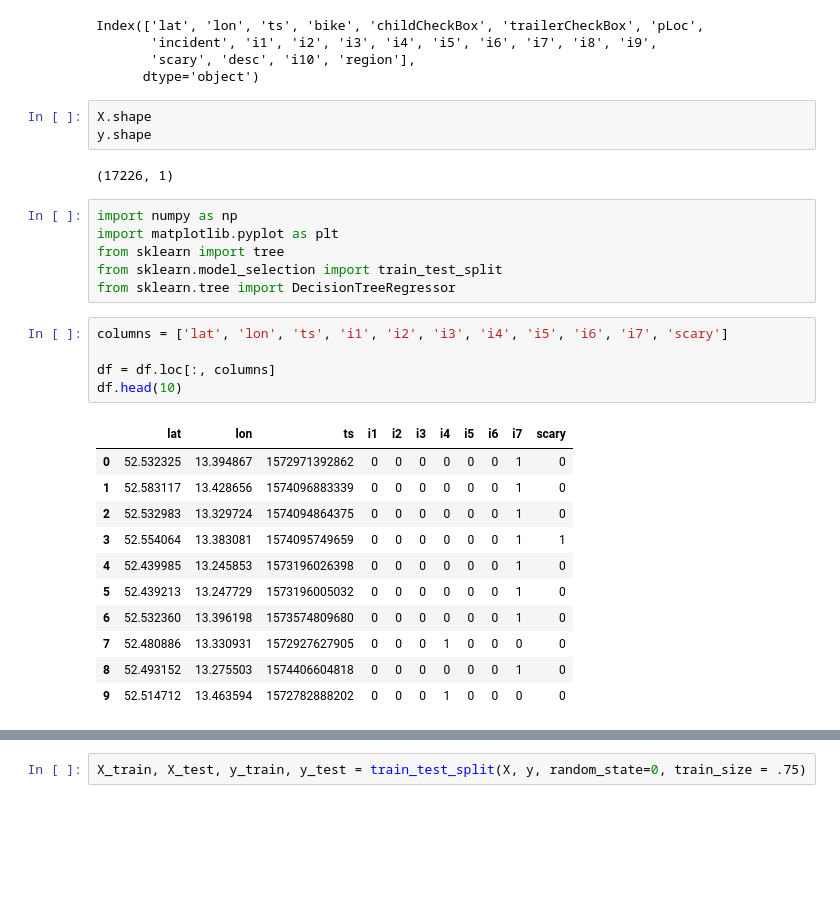
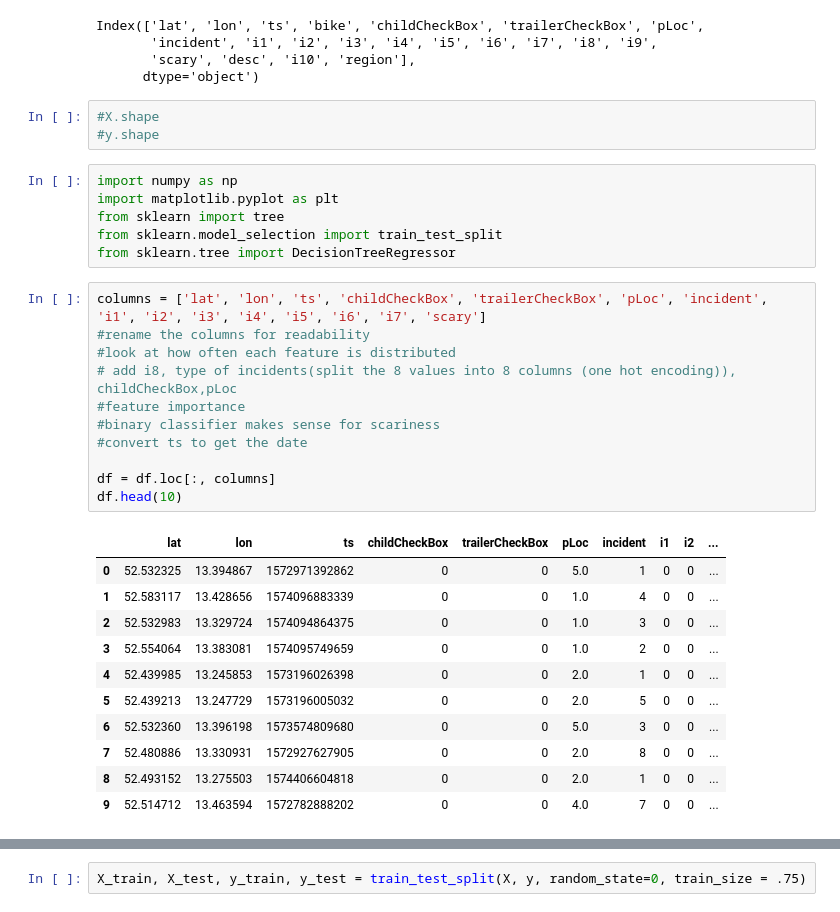
Before and after one commit to Piriyangah/IKT_Fahrradunfaelle, a Jupyter notebook: Mtest/test.ipynb, the cells around one changed output, grey strips where cells are left out. Saved outputs shown, nothing was run; the diff lists cells and outputs as text; blank space fills up the shorter version.

```diff
--- a/Mtest/test.ipynb
+++ b/Mtest/test.ipynb
@@ -31,10 +31,8 @@ Index(['lat', 'lon', 'ts', 'bike', 'childCheckBox', 'trailerCheckBox', 'pLoc',
        'scary', 'desc', 'i10', 'region'],
       dtype='object')
 # %%
-X.shape
-y.shape
+#X.shape
+#y.shape
-# %% [output]
-(17226, 1)
 # %%
 import numpy as np
 import matplotlib.pyplot as plt
@@ -42,20 +40,26 @@ from sklearn import tree
 from sklearn.model_selection import train_test_split
 from sklearn.tree import DecisionTreeRegressor
 # %%
-columns = ['lat', 'lon', 'ts', 'i1', 'i2', 'i3', 'i4', 'i5', 'i6', 'i7', 'scary']
+columns = ['lat', 'lon', 'ts', 'childCheckBox', 'trailerCheckBox', 'pLoc', 'incident', 'i1', 'i2', 'i3', 'i4', 'i5', 'i6', 'i7', 'scary']
+#rename the columns for readability
+#look at how often each feature is distributed
+# add i8, type of incidents(split the 8 values into 8 columns (one hot encoding)), childCheckBox,pLoc
+#feature importance
+#binary classifier makes sense for scariness
+#convert ts to get the date
 
 df = df.loc[:, columns]
 df.head(10)
 # %% [output]
-|  | lat | lon | ts | i1 | i2 | i3 | i4 | i5 | i6 | i7 | scary |
-| 0 | 52.532325 | 13.394867 | 1572971392862 | 0 | 0 | 0 | 0 | 0 | 0 | 1 | 0 |
-| 1 | 52.583117 | 13.428656 | 1574096883339 | 0 | 0 | 0 | 0 | 0 | 0 | 1 | 0 |
-| 2 | 52.532983 | 13.329724 | 1574094864375 | 0 | 0 | 0 | 0 | 0 | 0 | 1 | 0 |
-| 3 | 52.554064 | 13.383081 | 1574095749659 | 0 | 0 | 0 | 0 | 0 | 0 | 1 | 1 |
-| 4 | 52.439985 | 13.245853 | 1573196026398 | 0 | 0 | 0 | 0 | 0 | 0 | 1 | 0 |
-| 5 | 52.439213 | 13.247729 | 1573196005032 | 0 | 0 | 0 | 0 | 0 | 0 | 1 | 0 |
-| 6 | 52.532360 | 13.396198 | 1573574809680 | 0 | 0 | 0 | 0 | 0 | 0 | 1 | 0 |
-| 7 | 52.480886 | 13.330931 | 1572927627905 | 0 | 0 | 0 | 1 | 0 | 0 | 0 | 0 |
-| 8 | 52.493152 | 13.275503 | 1574406604818 | 0 | 0 | 0 | 0 | 0 | 0 | 1 | 0 |
-| 9 | 52.514712 | 13.463594 | 1572782888202 | 0 | 0 | 0 | 1 | 0 | 0 | 0 | 0 |
+|  | lat | lon | ts | childCheckBox | trailerCheckBox | pLoc | incident | i1 | i2 | ... |
+| 0 | 52.532325 | 13.394867 | 1572971392862 | 0 | 0 | 5.0 | 1 | 0 | 0 | ... |
+| 1 | 52.583117 | 13.428656 | 1574096883339 | 0 | 0 | 1.0 | 4 | 0 | 0 | ... |
+| 2 | 52.532983 | 13.329724 | 1574094864375 | 0 | 0 | 1.0 | 3 | 0 | 0 | ... |
+| 3 | 52.554064 | 13.383081 | 1574095749659 | 0 | 0 | 1.0 | 2 | 0 | 0 | ... |
+| 4 | 52.439985 | 13.245853 | 1573196026398 | 0 | 0 | 2.0 | 1 | 0 | 0 | ... |
+| 5 | 52.439213 | 13.247729 | 1573196005032 | 0 | 0 | 2.0 | 5 | 0 | 0 | ... |
+| 6 | 52.532360 | 13.396198 | 1573574809680 | 0 | 0 | 5.0 | 3 | 0 | 0 | ... |
+| 7 | 52.480886 | 13.330931 | 1572927627905 | 0 | 0 | 2.0 | 8 | 0 | 0 | ... |
+| 8 | 52.493152 | 13.275503 | 1574406604818 | 0 | 0 | 2.0 | 1 | 0 | 0 | ... |
+| 9 | 52.514712 | 13.463594 | 1572782888202 | 0 | 0 | 4.0 | 7 | 0 | 0 | ... |
 # %%
```
Also changed, not shown: parts of 14 cells of this notebook, 27 other files.
